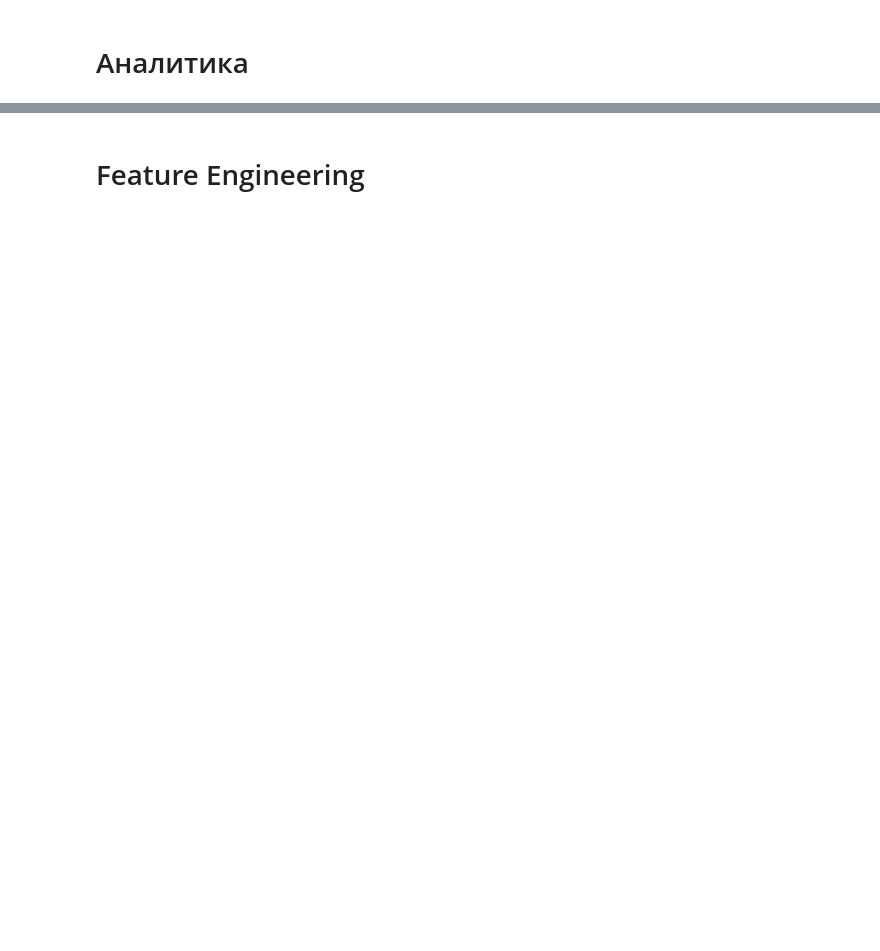
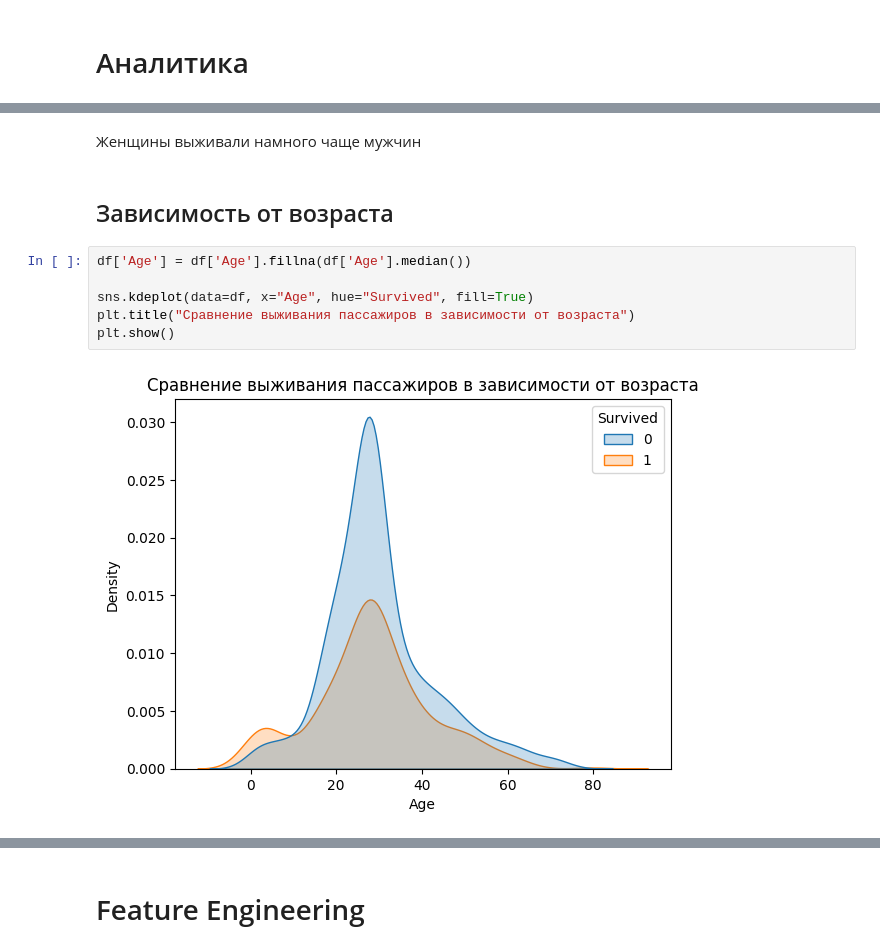
Before and after one commit to golubayaa/Titanic, a Jupyter notebook: titanic.ipynb, the cells around one changed output, grey strips where cells are left out. Cells and saved outputs as stored; diff of their text form; blank space fills up the shorter version.

```diff
--- a/titanic.ipynb
+++ b/titanic.ipynb
@@ -250,0 +103,12 @@ X1_train, X1_test, y_train, y_test = train_test_split(X_without_SEPS, y, test_si
+# %% [markdown]
+Женщины выживали намного чаще мужчин
+# %% [markdown]
+## Зависимость от возраста
+# %%
+df['Age'] = df['Age'].fillna(df['Age'].median())
+
+sns.kdeplot(data=df, x="Age", hue="Survived", fill=True)
+plt.title("Сравнение выживания пассажиров в зависимости от возраста")
+plt.show()
+# %% [output]
+[figure, added]
```
Also changed, not shown: parts of 118 cells of this notebook.
